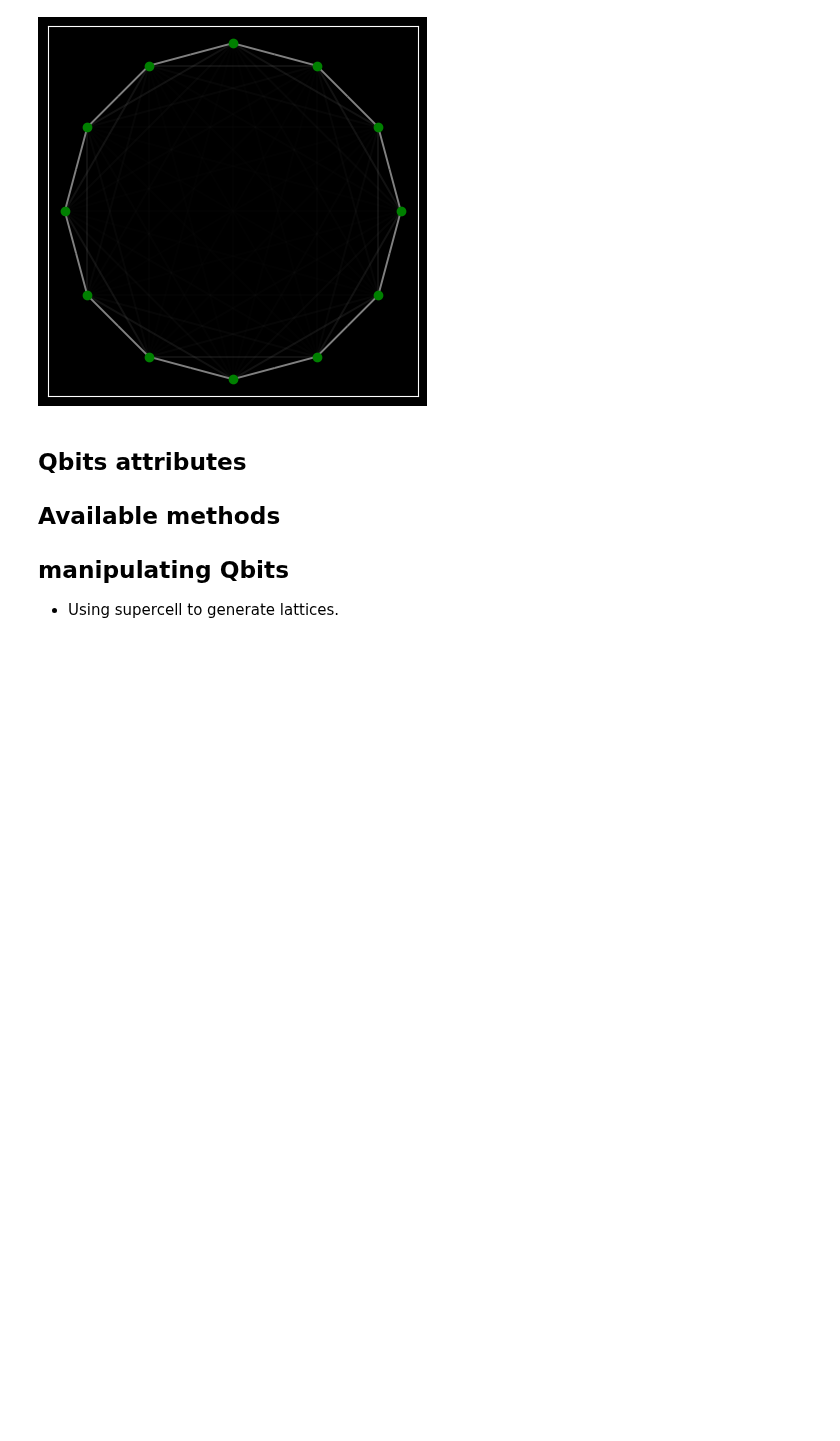
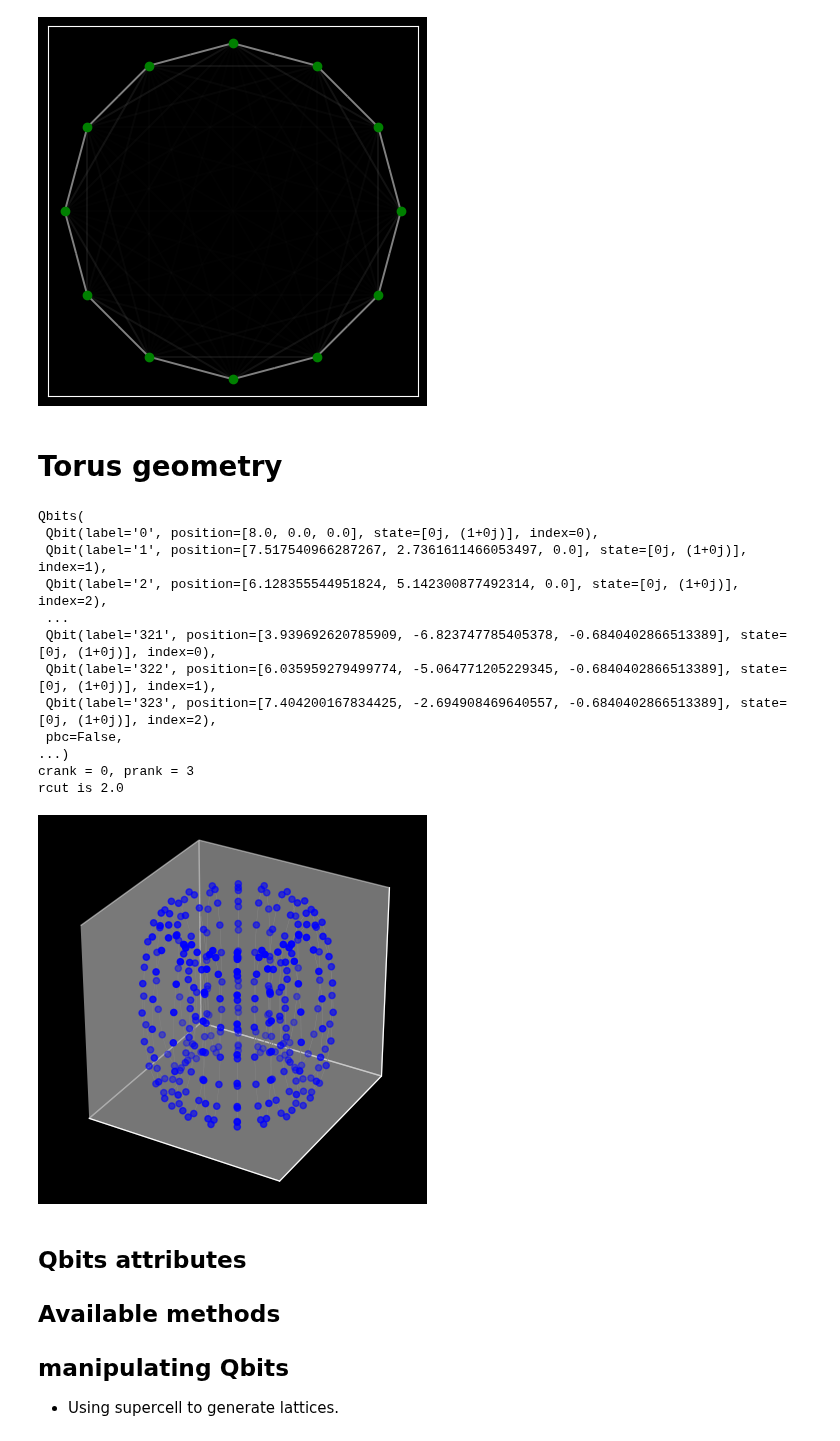
Before and after one commit to ICHEC/qse, a Jupyter notebook: examples/generating_lattices.ipynb, the cells around one changed output. Drawn from its saved outputs; the diff is of its cells as text; code cells hidden in the pictures; blank space fills up the shorter version.

Commit message:
added ring and torus geometry. Updated the example notebook

```diff
--- a/examples/generating_lattices.ipynb
+++ b/examples/generating_lattices.ipynb
@@ -127,6 +127,26 @@ Qbits(
 crank = 0, prank = 2
 rcut is 2.0
 [figure]
+# %% [markdown]
+# Torus geometry
+# %%
+qtorus = qse.lattices.torus(N1=18, N2=18, Rin=2.0, Rout=6.0)
+print(qtorus)
+qtorus.draw(radius=2.0)
+# %% [output]
+Qbits(
+ Qbit(label='0', position=[8.0, 0.0, 0.0], state=[0j, (1+0j)], index=0),
+ Qbit(label='1', position=[7.517540966287267, 2.7361611466053497, 0.0], state=[0j, (1+0j)], index=1),
+ Qbit(label='2', position=[6.128355544951824, 5.142300877492314, 0.0], state=[0j, (1+0j)], index=2),
+ ...
+ Qbit(label='321', position=[3.939692620785909, -6.823747785405378, -0.6840402866513389], state=[0j, (1+0j)], index=0),
+ Qbit(label='322', position=[6.035959279499774, -5.064771205229345, -0.6840402866513389], state=[0j, (1+0j)], index=1),
+ Qbit(label='323', position=[7.404200167834425, -2.694908469640557, -0.6840402866513389], state=[0j, (1+0j)], index=2),
+ pbc=False,
+...)
+crank = 0, prank = 3
+rcut is 2.0
+[figure, added]
 # %% [markdown]
 ## Qbits attributes
 
```
Also changed, not shown: 2 other files.
